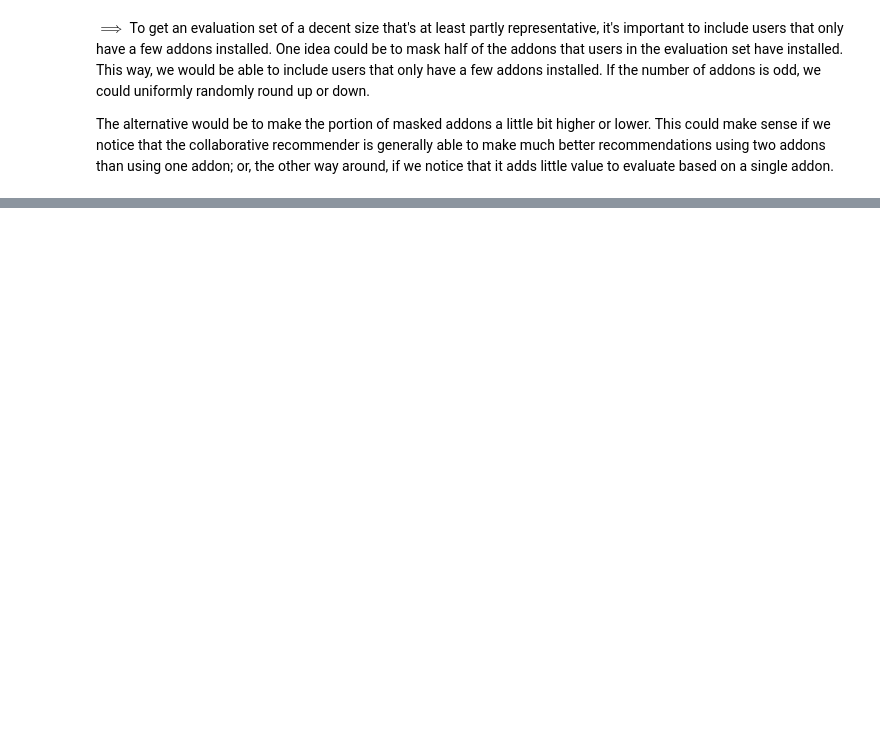
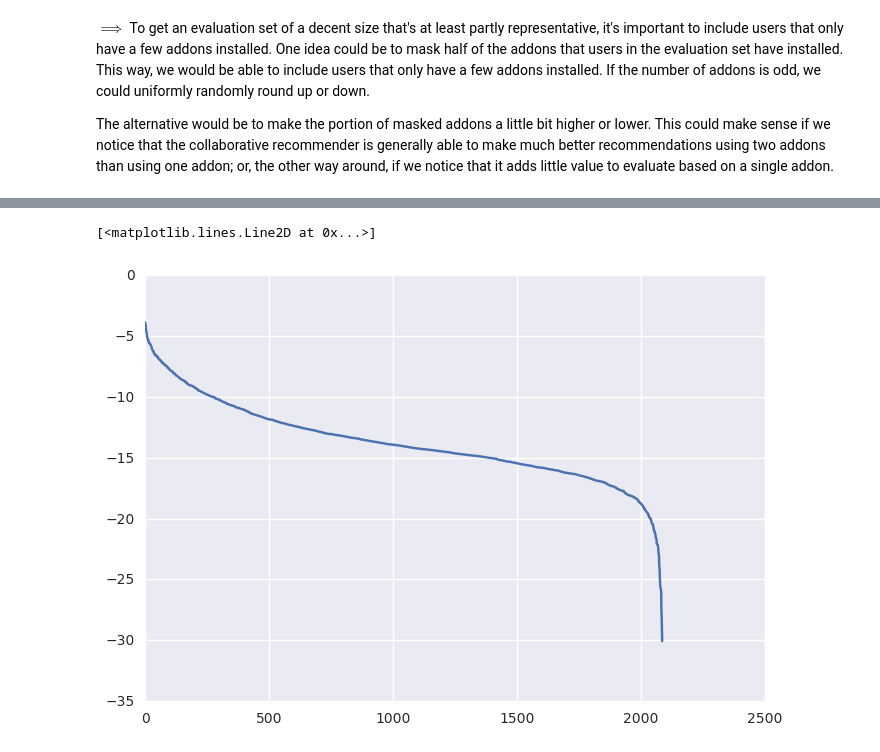
Before and after one commit to florian/taar-prototyping, a Jupyter notebook: evaluation.ipynb, the cells around one changed output, grey strips where cells are left out. Drawn from its saved outputs; the diff is of its cells as text; code cells hidden in the pictures; blank space fills up the shorter version.

```diff
--- a/evaluation.ipynb
+++ b/evaluation.ipynb
@@ -622,0 +694,5 @@ DataFrame(
+# %%
+plt.plot(np.log2(scores))
+# %% [output]
+[<matplotlib.lines.Line2D at 0x...>]
+[figure, added]
```
Also changed, not shown: parts of 35 cells of this notebook.
